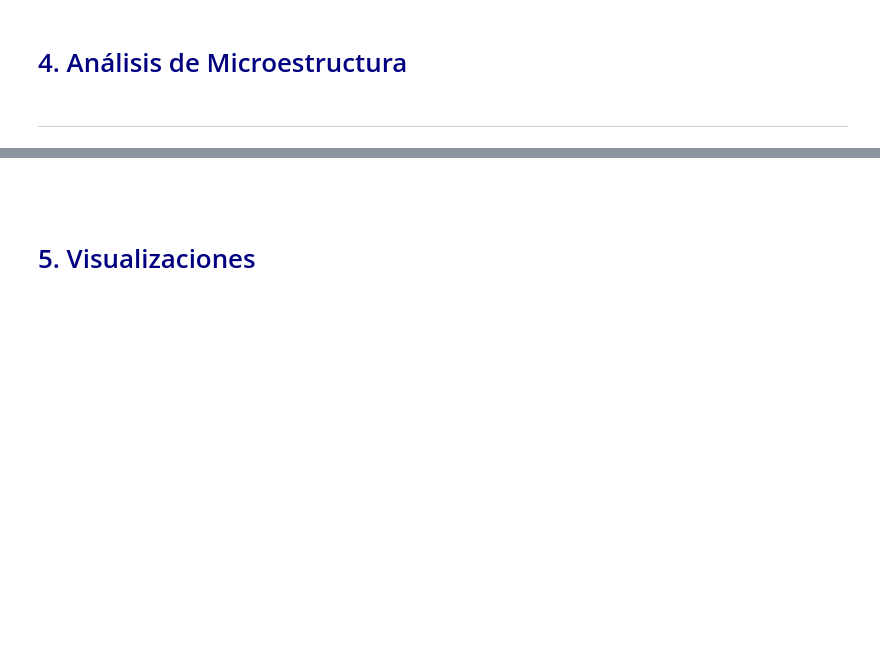
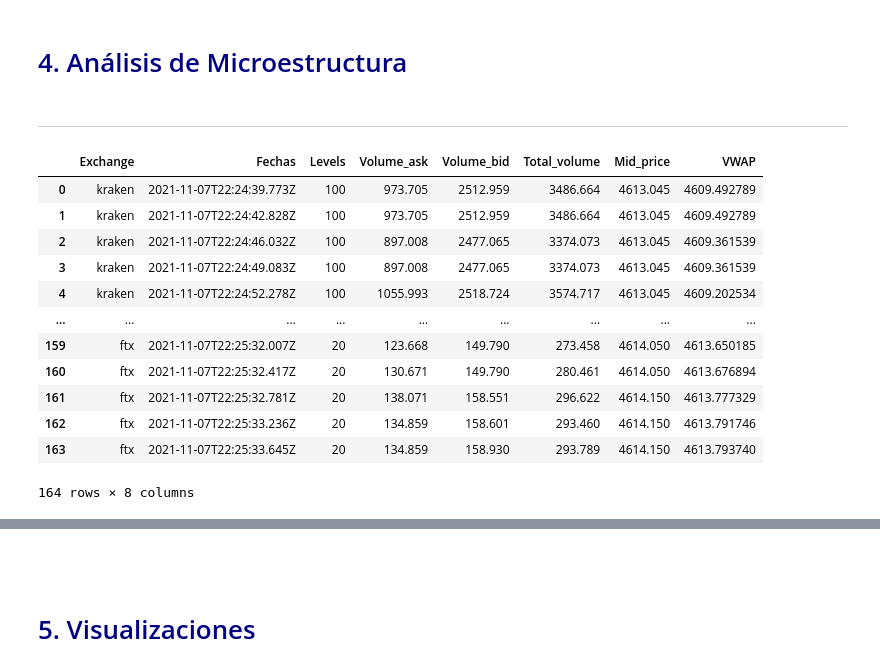
Before and after one commit to labv98/Lab4_LABV, a Jupyter notebook: XEMM-master/notebook.ipynb, the cells around one changed output, grey strips where cells are left out. Saved outputs shown, nothing was run; the diff lists cells and outputs as text; code cells hidden in the pictures; blank space fills up the shorter version.

```diff
--- a/XEMM-master/notebook.ipynb
+++ b/XEMM-master/notebook.ipynb
@@ -88,3 +97,20 @@ RuntimeError: This event loop is already running
 # <font color= 'navy'> 4. Análisis de Microestructura  </font>
 # %% [markdown]
 <hr style="border:0.02in solid gray"> </hr>
+# %%
+df_a = pd.read_pickle("df_final_a.pkl")
+df_a
+# %% [output]
+|  | Exchange | Fechas | Levels | Volume_ask | Volume_bid | Total_volume | Mid_price | VWAP |
+| 0 | kraken | 2021-11-07T22:24:39.773Z | 100 | 973.705 | 2512.959 | 3486.664 | 4613.045 | 4609.492789 |
+| 1 | kraken | 2021-11-07T22:24:42.828Z | 100 | 973.705 | 2512.959 | 3486.664 | 4613.045 | 4609.492789 |
+| 2 | kraken | 2021-11-07T22:24:46.032Z | 100 | 897.008 | 2477.065 | 3374.073 | 4613.045 | 4609.361539 |
+| 3 | kraken | 2021-11-07T22:24:49.083Z | 100 | 897.008 | 2477.065 | 3374.073 | 4613.045 | 4609.361539 |
+| 4 | kraken | 2021-11-07T22:24:52.278Z | 100 | 1055.993 | 2518.724 | 3574.717 | 4613.045 | 4609.202534 |
+| ... | ... | ... | ... | ... | ... | ... | ... | ... |
+| 159 | ftx | 2021-11-07T22:25:32.007Z | 20 | 123.668 | 149.790 | 273.458 | 4614.050 | 4613.650185 |
+| 160 | ftx | 2021-11-07T22:25:32.417Z | 20 | 130.671 | 149.790 | 280.461 | 4614.050 | 4613.676894 |
+| 161 | ftx | 2021-11-07T22:25:32.781Z | 20 | 138.071 | 158.551 | 296.622 | 4614.150 | 4613.777329 |
+| 162 | ftx | 2021-11-07T22:25:33.236Z | 20 | 134.859 | 158.601 | 293.460 | 4614.150 | 4613.791746 |
+| 163 | ftx | 2021-11-07T22:25:33.645Z | 20 | 134.859 | 158.930 | 293.789 | 4614.150 | 4613.793740 |
+164 rows × 8 columns
```
Also changed, not shown: parts of 10 cells of this notebook, 10 other files.
